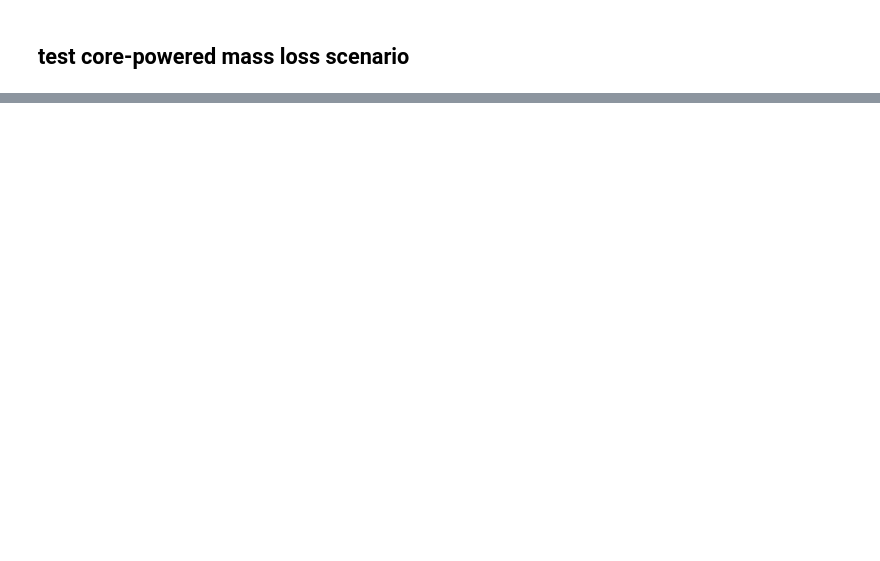
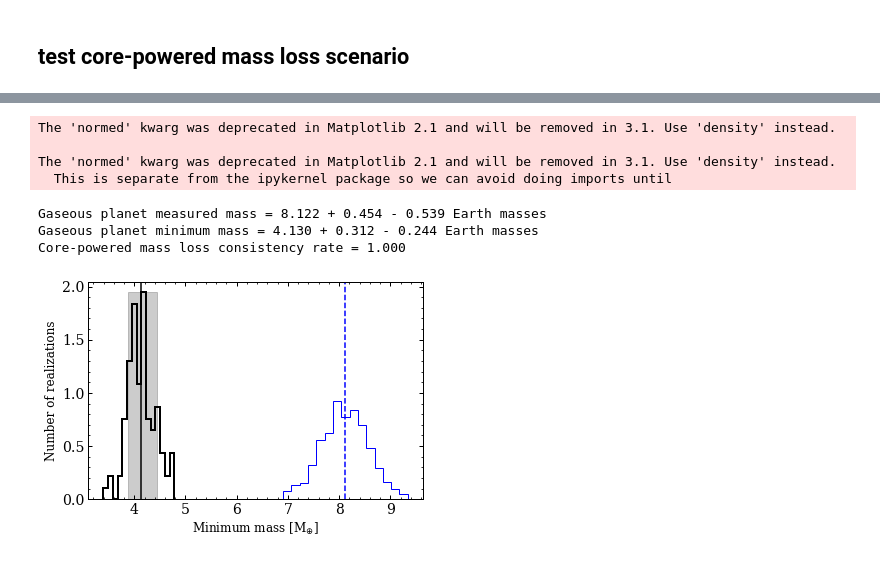
Before and after one commit to r-cloutier/RadValMassPred, a Jupyter notebook: example_run.ipynb, the cells around one changed output, grey strips where cells are left out. Cells and saved outputs as stored; diff of their text form; code cells hidden in the pictures; blank space fills up the shorter version.

```diff
--- a/example_run.ipynb
+++ b/example_run.ipynb
@@ -87,0 +103,21 @@ p[0].max()
+# %%
+# plot results
+_=plt.hist(mppost, bins=15, histtype='step', color='b', normed=1)
+p=plt.hist(tps.gaspoorformation.planet_gaseous.Mmin_solution_samples, bins=15, normed=1, histtype='step', color='k', lw=2)
+plt.xlabel('Minimum mass [M$_{\oplus}$]', fontsize=12), plt.ylabel('Number of realizations', fontsize=12)
+plt.axvline(tps.gaspoorformation.planet_gaseous.Mmin_solution[0], color='k')
+plt.axvline(tps.gaspoorformation.planet_gaseous.mass[0], ls='--', color='b')
+plt.fill_between([tps.gaspoorformation.planet_gaseous.Mmin_solution[0]-tps.gaspoorformation.planet_gaseous.Mmin_solution[2],
+                  tps.gaspoorformation.planet_gaseous.Mmin_solution[0]+tps.gaspoorformation.planet_gaseous.Mmin_solution[1]], 0, p[0].max(), color='k', alpha=.2)
+print('Gaseous planet measured mass = %.3f + %.3f - %.3f Earth masses'%(tps.planet_gaseous.mass))
+print('Gaseous planet minimum mass = %.3f + %.3f - %.3f Earth masses'%(tps.gaspoorformation.planet_gaseous.Mmin_solution))
+print('Core-powered mass loss consistency rate = %.3f'%tps.gaspoorformation.planet_gaseous.frac_consistent_gaspoorformation)
+# %% [output]
+The 'normed' kwarg was deprecated in Matplotlib 2.1 and will be removed in 3.1. Use 'density' instead.
+
+The 'normed' kwarg was deprecated in Matplotlib 2.1 and will be removed in 3.1. Use 'density' instead.
+  This is separate from the ipykernel package so we can avoid doing imports until
+Gaseous planet measured mass = 8.122 + 0.454 - 0.539 Earth masses
+Gaseous planet minimum mass = 4.130 + 0.312 - 0.244 Earth masses
+Core-powered mass loss consistency rate = 1.000
+[figure, added]
```
Also changed, not shown: parts of 7 cells of this notebook, 4 other files.
